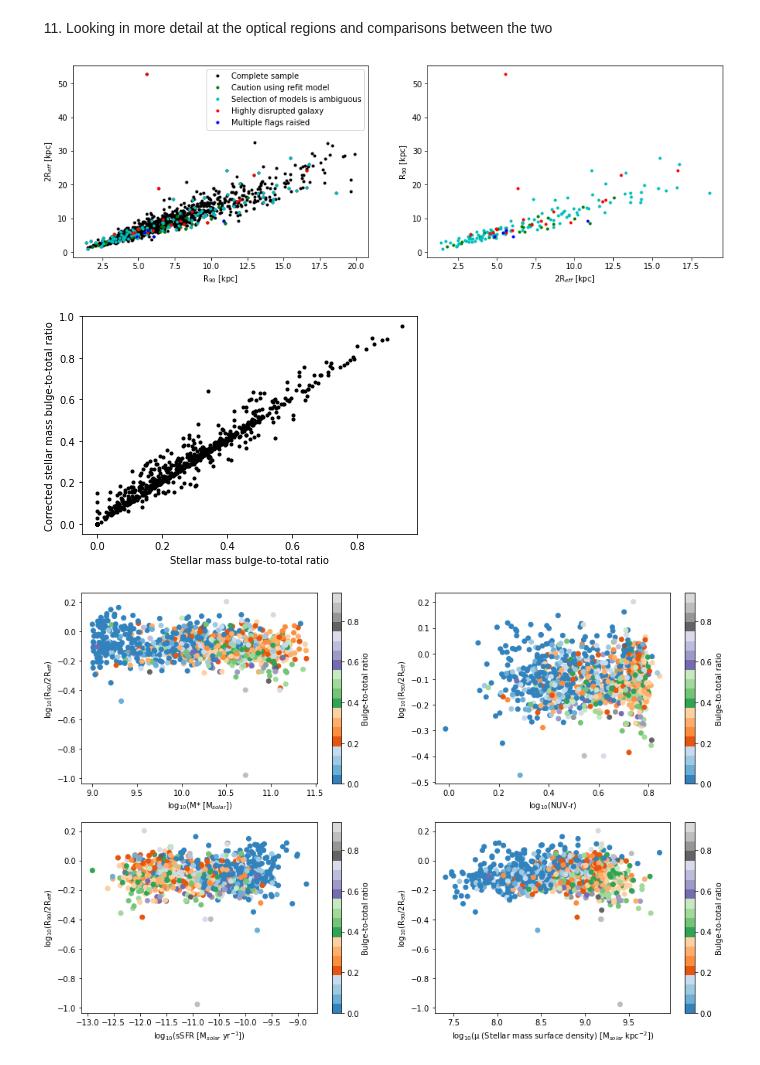
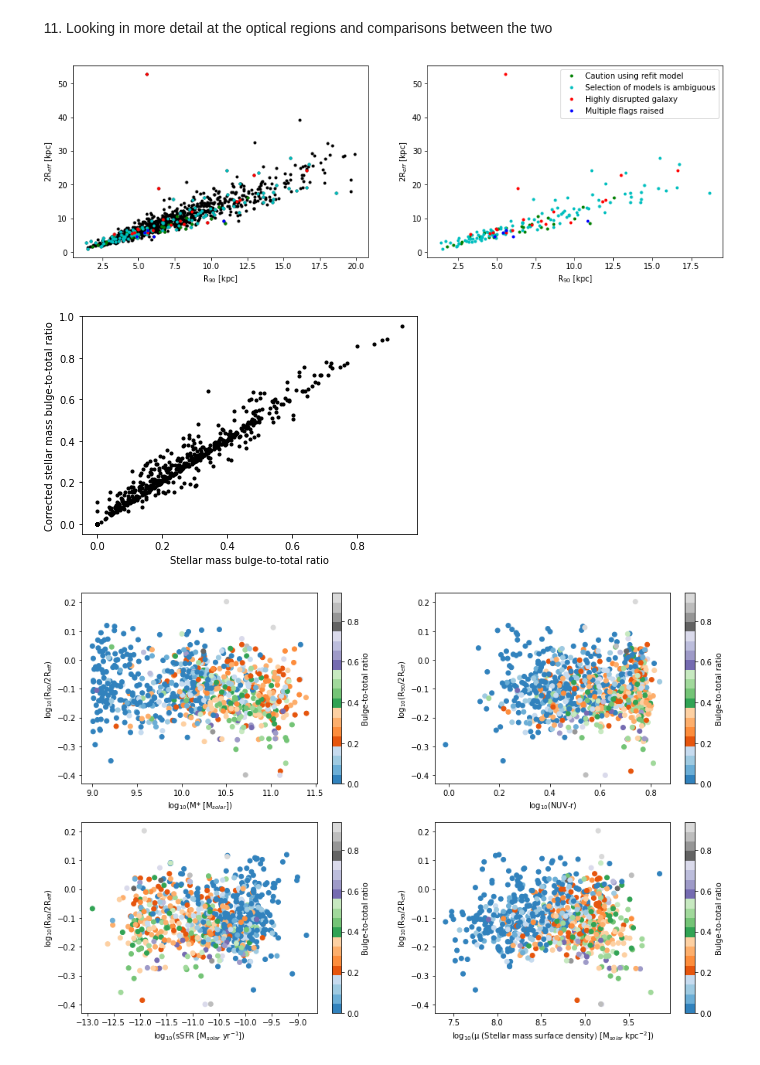
Before and after one commit to Luke-Williams-01/Luke-Williams-01, a Jupyter notebook: ICRARproject.ipynb, the cells around one changed output. Saved outputs shown, nothing was run; the diff lists cells and outputs as text; code cells hidden in the pictures.

```diff
--- a/ICRARproject.ipynb
+++ b/ICRARproject.ipynb
@@ -82,8 +80,8 @@ HI_FLAG = np.delete(HI_FLAG_nan, np.where((HI_FLAG_nan > 1) & (HI_FLAG_nan < 90)
 HIsrc = np.delete(HIsrc_nan, np.where((HI_FLAG_nan > 1) & (HI_FLAG_nan < 90)))
 reD_r = np.delete(reD_r_nan, np.where((HI_FLAG_nan > 1) & (HI_FLAG_nan < 90)))
 MFlag = np.delete(MFlag_nan, np.where((HI_FLAG_nan > 1) & (HI_FLAG_nan < 90)))
+BtoMCorr = np.delete(BtoMCorr_nan, np.where((HI_FLAG_nan > 1) & (HI_FLAG_nan < 90)))
 BtoM = np.delete(BtoM_nan, np.where((HI_FLAG_nan > 1) & (HI_FLAG_nan < 90)))
-BtoMr = np.delete(BtoMr_nan, np.where((HI_FLAG_nan > 1) & (HI_FLAG_nan < 90)))
 print('Number of galaxies that are marginally or fully confused:', len(np.where((HI_FLAG0 > 1) & (HI_FLAG0 < 90))[0]))
 print('Number of galaxies removed by this cut:', len(HI_FLAG_nan) - len(HI_FLAG))
 print('Number of galaxies present in the dataset:', len(HI_FLAG))
@@ -1174,74 +1167,78 @@ rEff_4 = Reffkpc[np.where(MFlag > 5)[0]]
 # To determine how closely the two radii relate to each other, we plot them against each other
 plt.figure(figsize = (15,10))
 plt.subplot(221)
-plt.plot(R90kpc, Reffkpc, 'k.', label='Complete sample')
+plt.plot(R90kpc, Reffkpc, 'k.')
+plt.plot(r90_1, rEff_1, 'g.')
+plt.plot(r90_2, rEff_2, 'c.')
+plt.plot(r90_3, rEff_3, 'r.')
+plt.plot(r90_4, rEff_4, 'b.')
+plt.ylabel('2R$_{eff}$ [kpc]')
+plt.xlabel('R$_{90}$ [kpc]')
+
+plt.subplot(222)
 plt.plot(r90_1, rEff_1, 'g.', label='Caution using refit model')
 plt.plot(r90_2, rEff_2, 'c.', label='Selection of models is ambiguous')
 plt.plot(r90_3, rEff_3, 'r.', label='Highly disrupted galaxy')
 plt.plot(r90_4, rEff_4, 'b.', label='Multiple flags raised')
 plt.ylabel('2R$_{eff}$ [kpc]')
 plt.xlabel('R$_{90}$ [kpc]')
-plt.legend(loc='best')
-
-plt.subplot(222)
-plt.plot(R90kpc, Reffkpc, 'k.', label='Complete sample')
-plt.plot(r90_1, rEff_1, 'g.', label='Caution using refit model')
-plt.plot(r90_2, rEff_2, 'c.', label='Selection of models is ambiguous')
-plt.plot(r90_3, rEff_3, 'r.', label='Highly disrupted galaxy')
-plt.plot(r90_4, rEff_4, 'b.', label='Multiple flags raised')
-plt.xlabel('2R$_{eff}$ [kpc]')
-plt.ylabel('R$_{90}$ [kpc]');
+plt.legend(loc='best');
 # %% [output]
-[figure, old version]
+[figure, new version]
 # %%
+# From above the populations to be removed are those with ambiguity, highly disrupted galaxies and those with multiple flags raised
+R90kpc = np.delete(R90kpc, (np.where(MFlag > 2)))
+Reffkpc = np.delete(Reffkpc, (np.where(MFlag > 2)))
 # Calculating the ratio between the radii of the two definitions of the optical regions
-Rratio90 = R90kpc / Reffkpc
-lgRratio90 = np.log10(Rratio90)
+Rratio = R90kpc / Reffkpc
+lgRratio = np.log10(Rratio)
 # %%
 # Comparing the Bulge-to-Total and Bulge-to-Disk data
-plt.plot(BtoM, BtoMr, 'k.')
+BtoMCorrd = np.delete(BtoMCorr, (np.where(MFlag > 2)))
+BtoMrd = np.delete(BtoM, (np.where(MFlag > 2)))
+plt.plot(BtoMCorrd, BtoMrd, 'k.')
 plt.ylabel('Corrected stellar mass bulge-to-total ratio')
 plt.xlabel('Stellar mass bulge-to-total ratio');
 # %% [output]
-[figure, old version]
+[figure, new version]
+# %%
+# Cutting the relevant stellar mass properties
+lgMstar_cut = np.delete(lgMstar, (np.where(MFlag > 2)))
+NUVr_cut = np.delete(NUVr, (np.where(MFlag > 2)))
+SFR_best_cut = np.delete(SFR_best, (np.where(MFlag > 2)))
+lgmust_cut = np.delete(lgmust, (np.where(MFlag > 2)))
 # %%
 # We can make a few plots that look at how well the radii ration corresponds to various galactic features from the sample
 plt.figure(figsize = (15,10))
 # Plotting R90/2Reff against Stellar Mass
 plt.subplot(221)
-plt.scatter(lgMstar, lgRratio90, c = BtoM, cmap ='tab20c')
+plt.scatter(lgMstar_cut, lgRratio, c = BtoMCorrd, cmap ='tab20c')
 plt.colorbar(label='Bulge-to-total ratio', orientation='vertical')
 plt.ylabel('log$_{10}$(R$_{90}$/2R$_{eff}$)')
 plt.xlabel('log$_{10}$(M* [M$_{solar}$])')
 
 # Plotting R90/2Reff against NUV-r colour index
 plt.subplot(222)
-plt.scatter(np.log10(NUVr), lgRratio90, c = BtoM, cmap='tab20c')
+plt.scatter(np.log10(NUVr_cut), lgRratio, c = BtoMCorrd, cmap='tab20c')
 plt.colorbar(label='Bulge-to-total ratio', orientation='vertical')
-a = np.linspace(min(np.log10(NUVr)), max(np.log10(NUVr)), 100)
-b = np.zeros(len(a))
 plt.ylabel('log$_{10}$(R$_{90}$/2R$_{eff}$)')
 plt.xlabel('log$_{10}$(NUV-r)')
 
 # Plotting R90/2Reff against sSFR, specific Star Formation Rate
 # sSFR is calculated as the star formation rate / Mstar
-sSFR = SFR_best / (10**lgMstar)
+sSFR = SFR_best_cut / (10**lgMstar_cut)
 lgsSFR = np.log10(sSFR)
 plt.subplot(223)
-plt.scatter(lgsSFR, lgRratio90, c = BtoM, cmap='tab20c')
+plt.scatter(lgsSFR, lgRratio, c = BtoMCorrd, cmap='tab20c')
 plt.colorbar(label='Bulge-to-total ratio', orientation='vertical')
-a = np.linspace(min(lgsSFR), max(lgsSFR), 100)
-b = np.zeros(len(a))
 plt.ylabel('log$_{10}$(R$_{90}$/2R$_{eff}$)')
 plt.xlabel('log$_{10}$(sSFR [M$_{solar}$ yr$^{-1}$])')
 
 # Plotting R90/2Reff against stellar mass surface density
 plt.subplot(224)
-plt.scatter(lgmust, lgRratio90, c = BtoM, cmap='tab20c')
+plt.scatter(lgmust_cut, lgRratio, c = BtoMCorrd, cmap='tab20c')
 plt.colorbar(label='Bulge-to-total ratio', orientation='vertical')
-a = np.linspace(min(lgmust), max(lgmust), 100)
-b = np.zeros(len(a))
 plt.ylabel('log$_{10}$(R$_{90}$/2R$_{eff}$)')
 plt.xlabel('log$_{10}$(μ (Stellar mass surface density) [M$_{solar}$ kpc$^{-2}$])');
 # %% [output]
-[figure, old version]
+[figure, new version]
```
Also changed, not shown: parts of 3 cells of this notebook.
